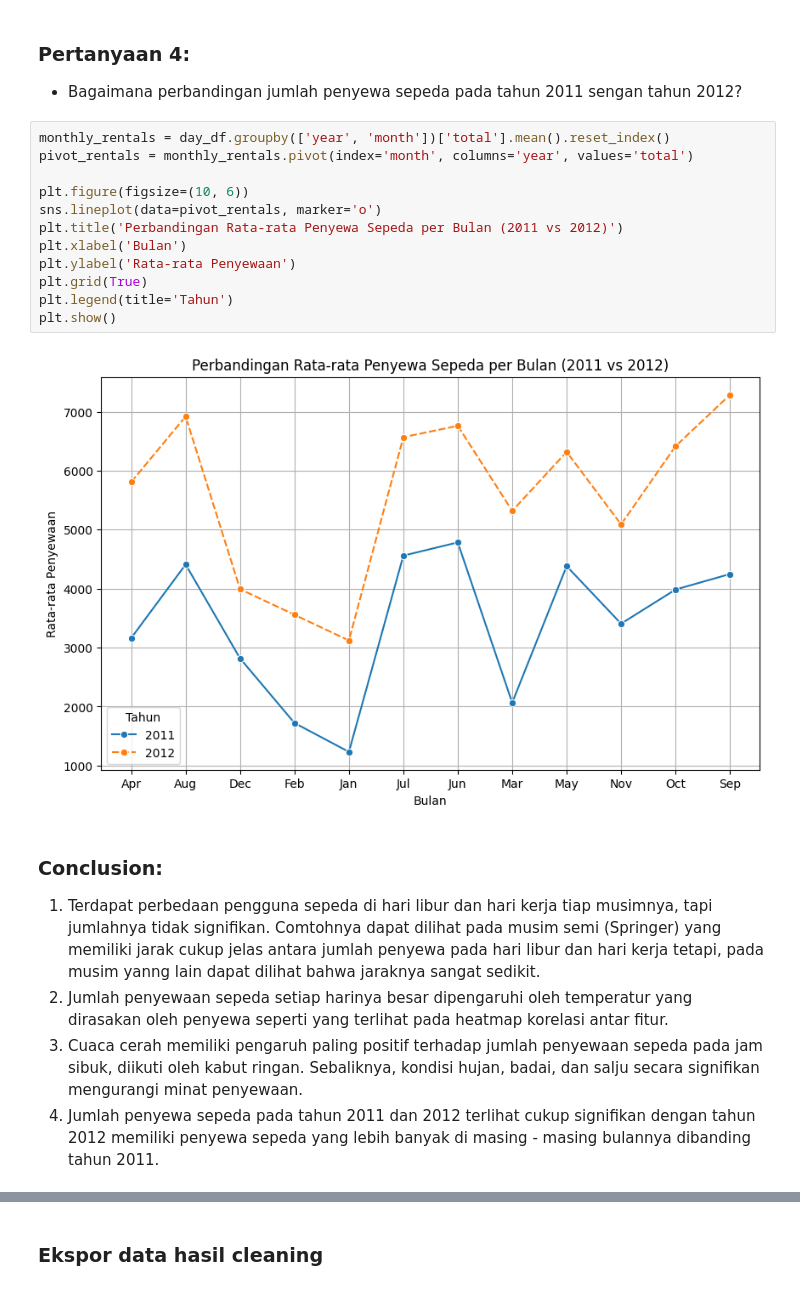
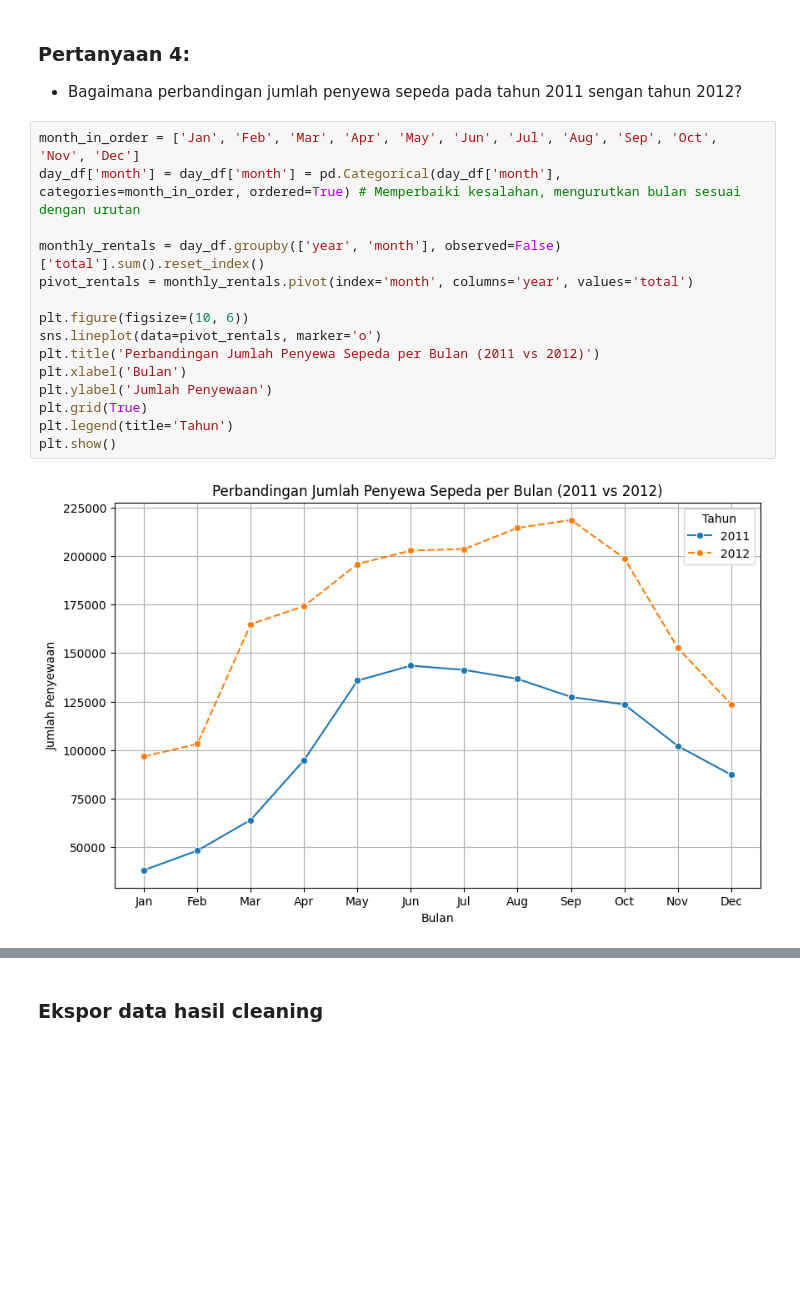
Before and after one commit to aryaulyakrisna/Bike-Sharing-Analysis, a Jupyter notebook: notebook.ipynb, the cells around one changed output, grey strips where cells are left out. Drawn from its saved outputs; the diff is of its cells as text; blank space fills up the shorter version.

```diff
--- a/notebook.ipynb
+++ b/notebook.ipynb
@@ -641,22 +640,19 @@ plt.show()
 ### Pertanyaan 4:
 - Bagaimana perbandingan jumlah penyewa sepeda pada tahun 2011 sengan tahun 2012?
 # %%
-monthly_rentals = day_df.groupby(['year', 'month'])['total'].mean().reset_index()
+month_in_order = ['Jan', 'Feb', 'Mar', 'Apr', 'May', 'Jun', 'Jul', 'Aug', 'Sep', 'Oct', 'Nov', 'Dec']
+day_df['month'] = day_df['month'] = pd.Categorical(day_df['month'], categories=month_in_order, ordered=True) # Memperbaiki kesalahan, mengurutkan bulan sesuai dengan urutan
+
+monthly_rentals = day_df.groupby(['year', 'month'], observed=False)['total'].sum().reset_index()
 pivot_rentals = monthly_rentals.pivot(index='month', columns='year', values='total')
 
 plt.figure(figsize=(10, 6))
 sns.lineplot(data=pivot_rentals, marker='o')
-plt.title('Perbandingan Rata-rata Penyewa Sepeda per Bulan (2011 vs 2012)')
+plt.title('Perbandingan Jumlah Penyewa Sepeda per Bulan (2011 vs 2012)')
 plt.xlabel('Bulan')
-plt.ylabel('Rata-rata Penyewaan')
+plt.ylabel('Jumlah Penyewaan')
 plt.grid(True)
 plt.legend(title='Tahun')
 plt.show()
 # %% [output]
-[figure, old version]
+[figure, new version]
-# %% [markdown]
-### Conclusion:
-1. Terdapat perbedaan pengguna sepeda di hari libur dan hari kerja tiap musimnya, tapi jumlahnya tidak signifikan. Comtohnya dapat dilihat pada musim semi (Springer) yang memiliki jarak cukup jelas antara jumlah penyewa pada hari libur dan hari kerja tetapi, pada musim yanng lain dapat dilihat bahwa jaraknya sangat sedikit.
-2. Jumlah penyewaan sepeda setiap harinya besar dipengaruhi oleh temperatur yang dirasakan oleh penyewa seperti yang terlihat pada heatmap korelasi antar fitur.
-3. Cuaca cerah memiliki pengaruh paling positif terhadap jumlah penyewaan sepeda pada jam sibuk, diikuti oleh kabut ringan. Sebaliknya, kondisi hujan, badai, dan salju secara signifikan mengurangi minat penyewaan.
-4. Jumlah penyewa sepeda pada tahun 2011 dan 2012 terlihat cukup signifikan dengan tahun 2012 memiliki penyewa sepeda yang lebih banyak di masing - masing bulannya dibanding tahun 2011.
```
Also changed, not shown: parts of 8 cells of this notebook, 4 other files.
